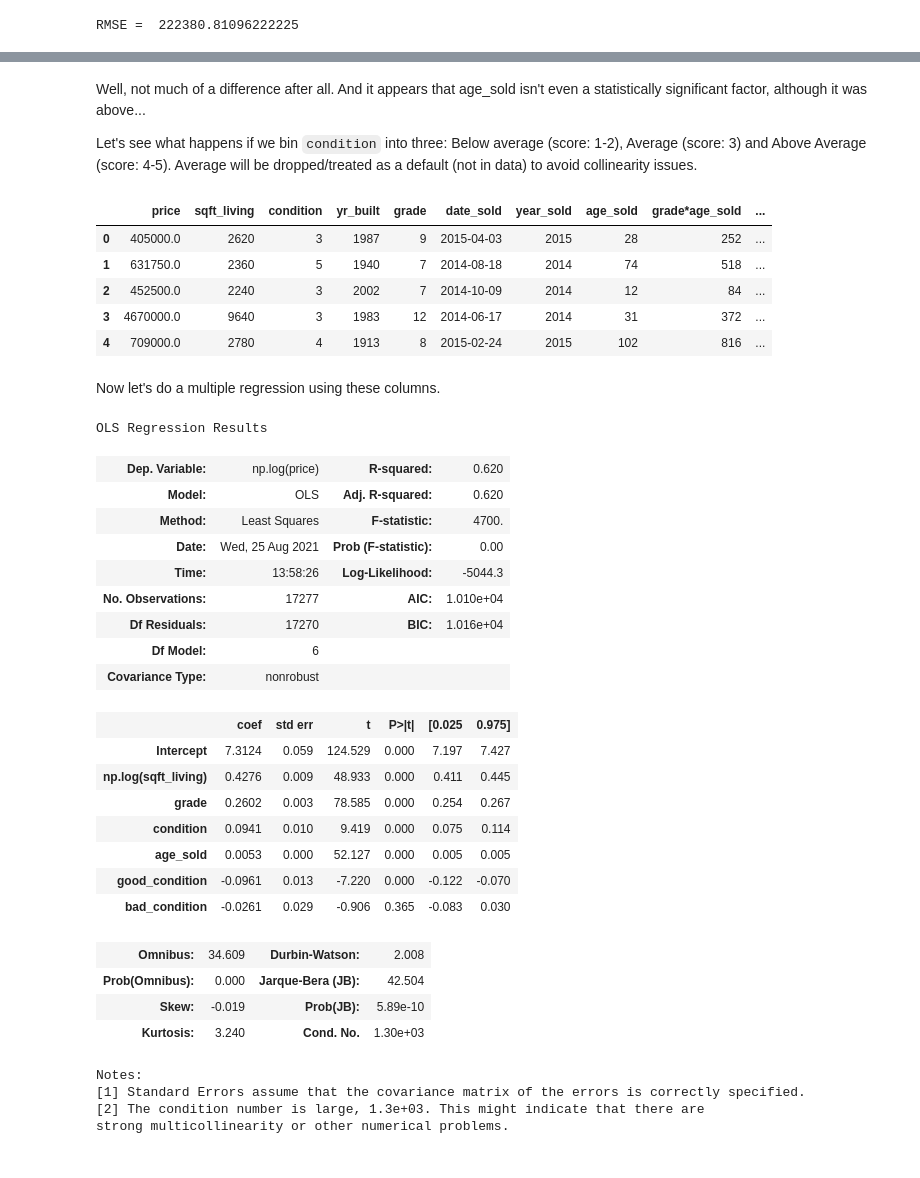
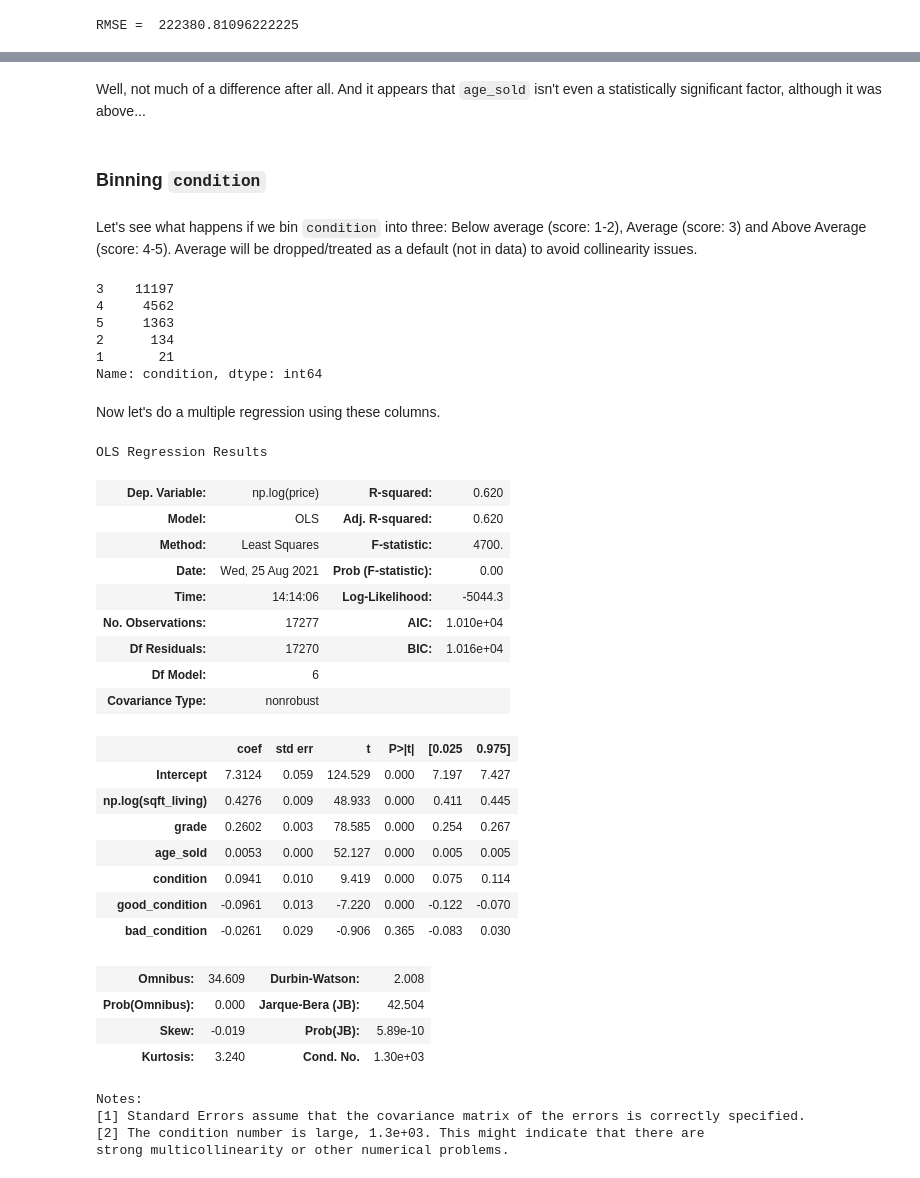
Before and after one commit to jmarkowi/kingcounty, a Jupyter notebook: Markowitz_working_nb.ipynb, the cells around one changed output, grey strips where cells are left out. Saved outputs shown, nothing was run; the diff lists cells and outputs as text; code cells hidden in the pictures.

```diff
--- a/Markowitz_working_nb.ipynb
+++ b/Markowitz_working_nb.ipynb
@@ -619,6 +631,8 @@ RMSE =  222380.81096222225
+# %% [markdown]
+Well, not much of a difference after all. And it appears that `age_sold` isn't even a statistically significant factor, although it was above...
+# %% [markdown]
+### Binning `condition`
 # %% [markdown]
-Well, not much of a difference after all. And it appears that age_sold isn't even a statistically significant factor, although it was above...
-
 Let's see what happens if we bin `condition` into three: Below average (score: 1-2), Average (score: 3) and Above Average (score: 4-5). Average will be dropped/treated as a default (not in data) to avoid collinearity issues.
 # %%
 historic_df['good_condition'] = 0
@@ -626,40 +640,40 @@ historic_df['bad_condition'] = 0
 # %%
 historic_df['good_condition'] = np.where(historic_df['condition'] > 3, 1, 0)
 historic_df['bad_condition'] = np.where(historic_df['condition'] < 3, 1, 0)
-# %%
-historic_df.head()
-# %% [output]
-|  | price | sqft_living | condition | yr_built | grade | date_sold | year_sold | age_sold | grade*age_sold | ... |
-| 0 | 405000.0 | 2620 | 3 | 1987 | 9 | 2015-04-03 | 2015 | 28 | 252 | ... |
-| 1 | 631750.0 | 2360 | 5 | 1940 | 7 | 2014-08-18 | 2014 | 74 | 518 | ... |
-| 2 | 452500.0 | 2240 | 3 | 2002 | 7 | 2014-10-09 | 2014 | 12 | 84 | ... |
-| 3 | 4670000.0 | 9640 | 3 | 1983 | 12 | 2014-06-17 | 2014 | 31 | 372 | ... |
-| 4 | 709000.0 | 2780 | 4 | 1913 | 8 | 2015-02-24 | 2015 | 102 | 816 | ... |
+# %%
+historic_df.condition.value_counts()
+# %% [output]
+3    11197
+4     4562
+5     1363
+2      134
+1       21
+Name: condition, dtype: int64
 # %% [markdown]
 Now let's do a multiple regression using these columns.
 # %%
-formula = 'np.log(price) ~ np.log(sqft_living) + grade + condition + age_sold + good_condition + bad_condition'
+formula = 'np.log(price) ~ np.log(sqft_living) + grade + age_sold + condition + good_condition + bad_condition'
 historic_condition_model = sm.formula.ols(formula=formula,
                                             data=historic_df).fit()
 
 historic_condition_model.summary()
 # %% [output]
 OLS Regression Results
 | Dep. Variable: | np.log(price) | R-squared: | 0.620 |
 | Model: | OLS | Adj. R-squared: | 0.620 |
 | Method: | Least Squares | F-statistic: | 4700. |
 | Date: | Wed, 25 Aug 2021 | Prob (F-statistic): | 0.00 |
-| Time: | 13:58:26 | Log-Likelihood: | -5044.3 |
+| Time: | 14:14:06 | Log-Likelihood: | -5044.3 |
 | No. Observations: | 17277 | AIC: | 1.010e+04 |
 | Df Residuals: | 17270 | BIC: | 1.016e+04 |
 | Df Model: | 6 |  |  |
 | Covariance Type: | nonrobust |  |  |
 |  | coef | std err | t | P>|t| | [0.025 | 0.975] |
 | Intercept | 7.3124 | 0.059 | 124.529 | 0.000 | 7.197 | 7.427 |
 | np.log(sqft_living) | 0.4276 | 0.009 | 48.933 | 0.000 | 0.411 | 0.445 |
 | grade | 0.2602 | 0.003 | 78.585 | 0.000 | 0.254 | 0.267 |
+| age_sold | 0.0053 | 0.000 | 52.127 | 0.000 | 0.005 | 0.005 |
 | condition | 0.0941 | 0.010 | 9.419 | 0.000 | 0.075 | 0.114 |
-| age_sold | 0.0053 | 0.000 | 52.127 | 0.000 | 0.005 | 0.005 |
 | good_condition | -0.0961 | 0.013 | -7.220 | 0.000 | -0.122 | -0.070 |
 | bad_condition | -0.0261 | 0.029 | -0.906 | 0.365 | -0.083 | 0.030 |
 | Omnibus: | 34.609 | Durbin-Watson: | 2.008 |
```
Also changed, not shown: parts of 10 cells of this notebook.
